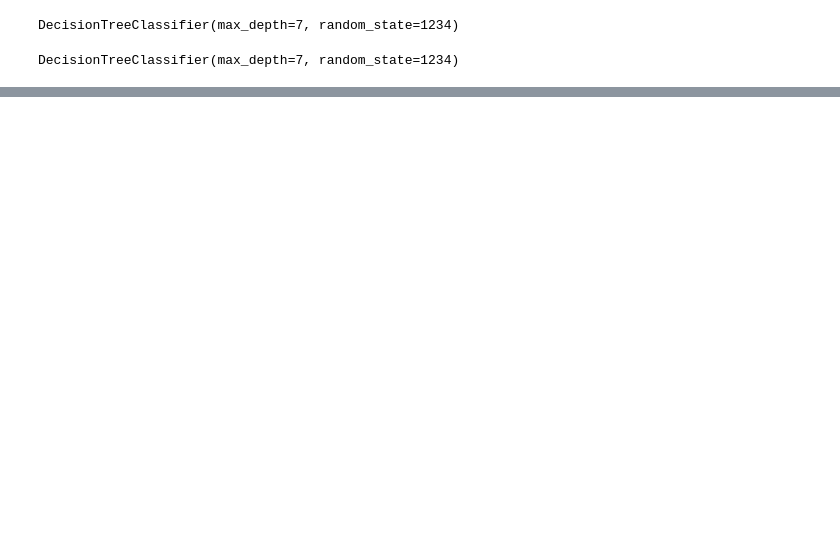
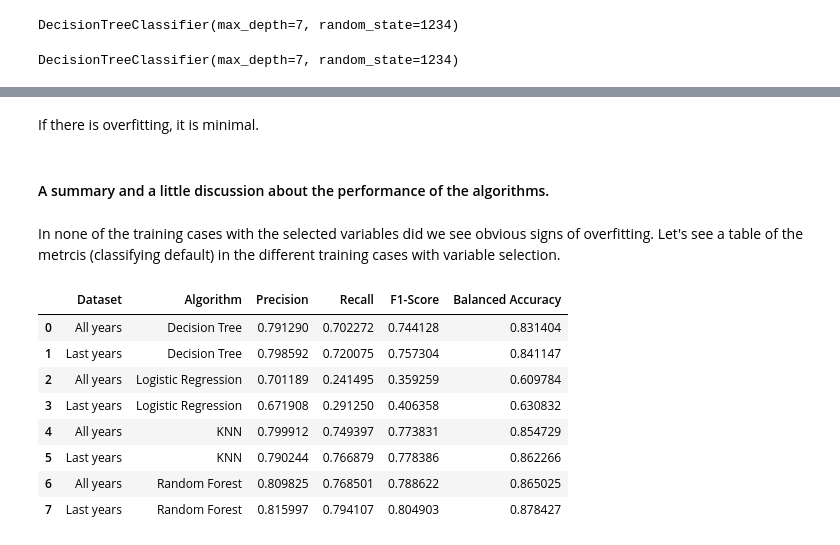
Before and after one commit to HGalletti/Pr-stamos-bancarios, a Jupyter notebook: loans.ipynb, the cells around one changed output, grey strips where cells are left out. Drawn from its saved outputs; the diff is of its cells as text; code cells hidden in the pictures; blank space fills up the shorter version.

Commit message:
Add files via upload
Added comparison between algorithms after feature selection

```diff
--- a/loans.ipynb
+++ b/loans.ipynb
@@ -3398,0 +3707,3 @@ The values are very similar to those of the test sets, even slightly worse!. So
+# %%
+rfc_last_years_SFS= RFC(n_estimators=100)
+rfc_last_years_SFS.fit(X_last_years_train_SFS, y_last_years_train)
@@ -3398,0 +3712,4 @@ The values are very similar to those of the test sets, even slightly worse!. So
+# %%
+y_pred_rfc_SFS= rfc_SFS.predict(X_test_SFS)
+# %%
+y_last_years_pred_rfc_SFS = rfc_last_years_SFS.predict(X_last_years_test_SFS)
@@ -3398,0 +3811,6 @@ The values are very similar to those of the test sets, even slightly worse!. So
+# %% [markdown]
+If there is overfitting, it is minimal.
+# %% [markdown]
+#### A summary and a little discussion about the performance of the algorithms.
+# %% [markdown]
+In none of the training cases with the selected variables did we see obvious signs of overfitting. Let's see a table of the metrcis (classifying default) in the different training cases with variable selection.
@@ -3398,0 +3819,33 @@ The values are very similar to those of the test sets, even slightly worse!. So
+# %%
+perf_dict = {'Dataset': ['All years', 'Last years', 'All years', 'Last years','All years', 'Last years','All years', 'Last years'],
+          'Algorithm': ['Decision Tree', 'Decision Tree', 'Logistic Regression', 'Logistic Regression', 'KNN', 'KNN', 'Random Forest', 'Random Forest'],
+          'Precision': [precision_score(y_test,y_pred_dtc_SFS, labels=[1]), precision_score(y_last_years_test,y_last_years_pred_dtc_SFS, labels=[1]),
+                        precision_score(y_test,y_pred_log_reg_SFS, labels=[1]), precision_score(y_last_years_test,y_last_years_pred_log_reg_SFS, labels=[1]),
+                        precision_score(y_test,y_pred_knn_SFS, labels=[1]), precision_score(y_last_years_test,y_last_years_pred_knn_SFS, labels=[1]),
+                        precision_score(y_test,y_pred_rfc_SFS, labels=[1]), precision_score(y_last_years_test,y_last_years_pred_rfc_SFS, labels=[1])],
+          'Recall': [recall_score(y_test,y_pred_dtc_SFS, labels=[1]), recall_score(y_last_years_test,y_last_years_pred_dtc_SFS, labels=[1]),
+                        recall_score(y_test,y_pred_log_reg_SFS, labels=[1]), recall_score(y_last_years_test,y_last_years_pred_log_reg_SFS, labels=[1]),
+                        recall_score(y_test,y_pred_knn_SFS, labels=[1]), recall_score(y_last_years_test,y_last_years_pred_knn_SFS, labels=[1]),
+                        recall_score(y_test,y_pred_rfc_SFS, labels=[1]), recall_score(y_last_years_test,y_last_years_pred_rfc_SFS, labels=[1])],
+          'F1-Score': [f1_score(y_test,y_pred_dtc_SFS, labels=[1]), f1_score(y_last_years_test,y_last_years_pred_dtc_SFS, labels=[1]),
+                        f1_score(y_test,y_pred_log_reg_SFS, labels=[1]), f1_score(y_last_years_test,y_last_years_pred_log_reg_SFS, labels=[1]),
+                        f1_score(y_test,y_pred_knn_SFS, labels=[1]), f1_score(y_last_years_test,y_last_years_pred_knn_SFS, labels=[1]),
+                        f1_score(y_test,y_pred_rfc_SFS, labels=[1]), f1_score(y_last_years_test,y_last_years_pred_rfc_SFS, labels=[1])],
+          'Balanced Accuracy': [bas(y_test,y_pred_dtc_SFS), bas(y_last_years_test,y_last_years_pred_dtc_SFS),
+                        bas(y_test,y_pred_log_reg_SFS), bas(y_last_years_test,y_last_years_pred_log_reg_SFS),
+                        bas(y_test,y_pred_knn_SFS), bas(y_last_years_test,y_last_years_pred_knn_SFS),
+                        bas(y_test,y_pred_rfc_SFS), bas(y_last_years_test,y_last_years_pred_rfc_SFS)]
+         }
+performance = pd.DataFrame(perf_dict)
+# %%
+performance
+# %% [output]
+|  | Dataset | Algorithm | Precision | Recall | F1-Score | Balanced Accuracy |
+| 0 | All years | Decision Tree | 0.791290 | 0.702272 | 0.744128 | 0.831404 |
+| 1 | Last years | Decision Tree | 0.798592 | 0.720075 | 0.757304 | 0.841147 |
+| 2 | All years | Logistic Regression | 0.701189 | 0.241495 | 0.359259 | 0.609784 |
+| 3 | Last years | Logistic Regression | 0.671908 | 0.291250 | 0.406358 | 0.630832 |
+| 4 | All years | KNN | 0.799912 | 0.749397 | 0.773831 | 0.854729 |
+| 5 | Last years | KNN | 0.790244 | 0.766879 | 0.778386 | 0.862266 |
+| 6 | All years | Random Forest | 0.809825 | 0.768501 | 0.788622 | 0.865025 |
+| 7 | Last years | Random Forest | 0.815997 | 0.794107 | 0.804903 | 0.878427 |
```
Also changed, not shown: parts of 116 cells of this notebook.
